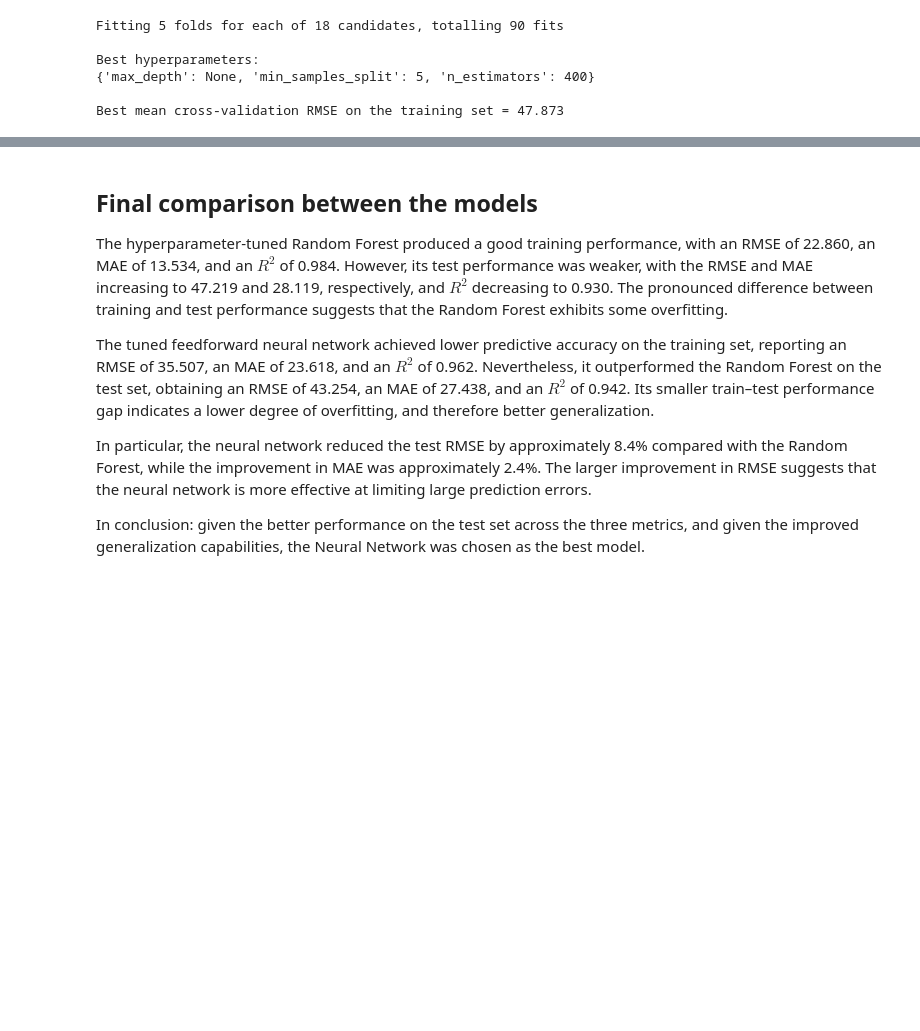
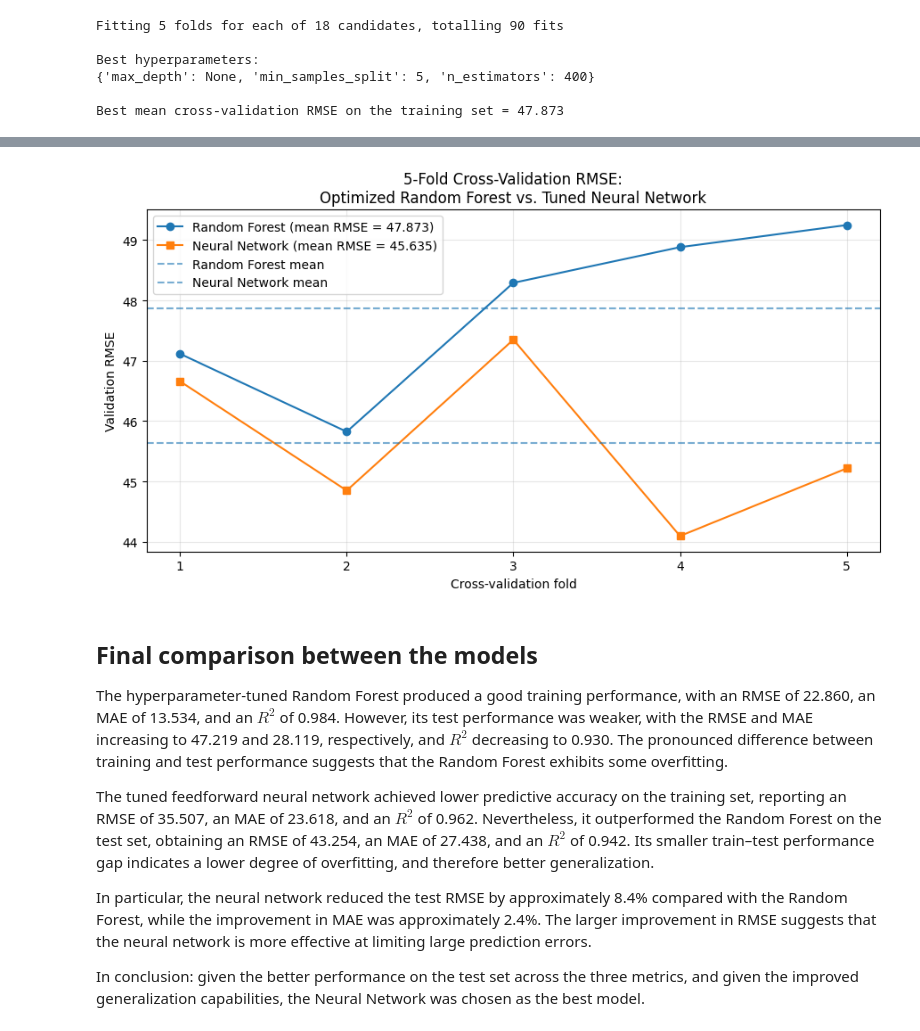
Before and after one commit to Haidewitzga/OML, a Jupyter notebook: 260713_exam/main.ipynb, the cells around one changed output, grey strips where cells are left out. Cells and saved outputs as stored; diff of their text form; code cells hidden in the pictures; blank space fills up the shorter version.

Commit message:
plot kfold

```diff
--- a/260713_exam/main.ipynb
+++ b/260713_exam/main.ipynb
@@ -1264,7 +1264,7 @@ grid_search_mlp = GridSearchCV(
     estimator=mlp,
     param_grid=param_grid_mlp,
     scoring="neg_root_mean_squared_error",
-    cv=5,
+    cv=cv,
     n_jobs=-1,
     verbose=1,      # Prints the number of experiments and the progress of the search
     return_train_score=True
@@ -1395,3 +1352,76 @@ plt.show()
+# %%
+# Index of the best hyperparameter combination for each model
+best_rf_index = grid_search.best_index_
+best_mlp_index = grid_search_mlp.best_index_
+
+# Extract validation RMSE for the best model in each fold.
+# GridSearchCV stores negative RMSE because higher scores are considered better,
+# so the values are multiplied by -1 to recover positive RMSE.
+rf_fold_rmse = np.array([
+    -grid_search.cv_results_[f"split{i}_test_score"][best_rf_index]
+    for i in range(cv.get_n_splits())
+])
+
+mlp_fold_rmse = np.array([
+    -grid_search_mlp.cv_results_[f"split{i}_test_score"][best_mlp_index]
+    for i in range(cv.get_n_splits())
+])
+
+# Mean cross-validation RMSE
+rf_mean_rmse = rf_fold_rmse.mean()
+mlp_mean_rmse = mlp_fold_rmse.mean()
+
+folds = np.arange(1, cv.get_n_splits() + 1)
+
+# Plot fold-level validation RMSE
+fig, ax = plt.subplots(figsize=(9, 5))
+
+ax.plot(
+    folds,
+    rf_fold_rmse,
+    marker="o",
+    linestyle="-",
+    label=f"Random Forest (mean RMSE = {rf_mean_rmse:.3f})"
+)
+
+ax.plot(
+    folds,
+    mlp_fold_rmse,
+    marker="s",
+    linestyle="-",
+    label=f"Neural Network (mean RMSE = {mlp_mean_rmse:.3f})"
+)
+
+# Horizontal dashed lines representing the average RMSE
+ax.axhline(
+    rf_mean_rmse,
+    linestyle="--",
+    alpha=0.6,
+    label="Random Forest mean"
+)
+
+ax.axhline(
+    mlp_mean_rmse,
+    linestyle="--",
+    alpha=0.6,
+    label="Neural Network mean"
+)
+
+ax.set_xticks(folds)
+ax.set_xlabel("Cross-validation fold")
+ax.set_ylabel("Validation RMSE")
+ax.set_title(
+    "5-Fold Cross-Validation RMSE:\n"
+    "Optimized Random Forest vs. Tuned Neural Network"
+)
+
+ax.grid(alpha=0.3)
+ax.legend()
+
+plt.tight_layout()
+plt.show()
+# %% [output]
+[figure, added]
 # %% [markdown]
 ## Final comparison between the models
 The hyperparameter-tuned Random Forest produced a good training performance, with an RMSE of 22.860, an MAE of 13.534, and an $R^2$ of 0.984. However, its test performance was weaker, with the RMSE and MAE increasing to 47.219 and 28.119, respectively, and $R^2$ decreasing to 0.930. The pronounced difference between training and test performance suggests that the Random Forest exhibits some overfitting.
```
Also changed, not shown: parts of 3 cells of this notebook.
